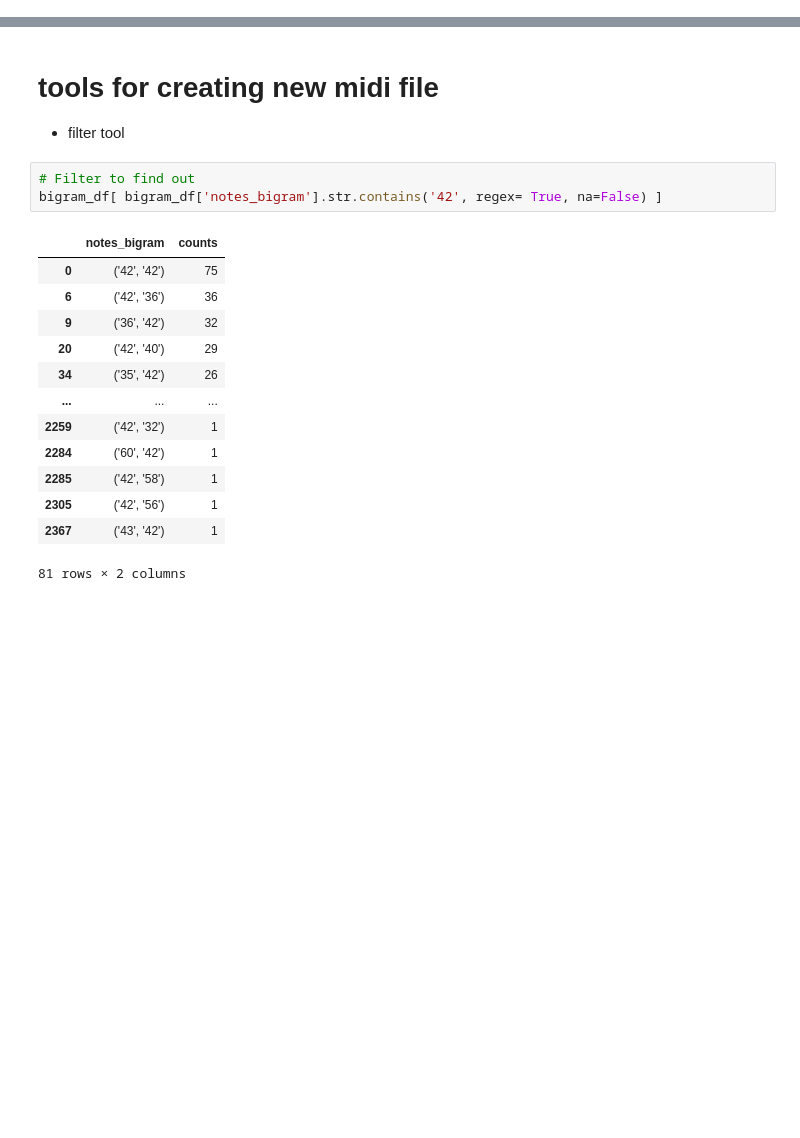
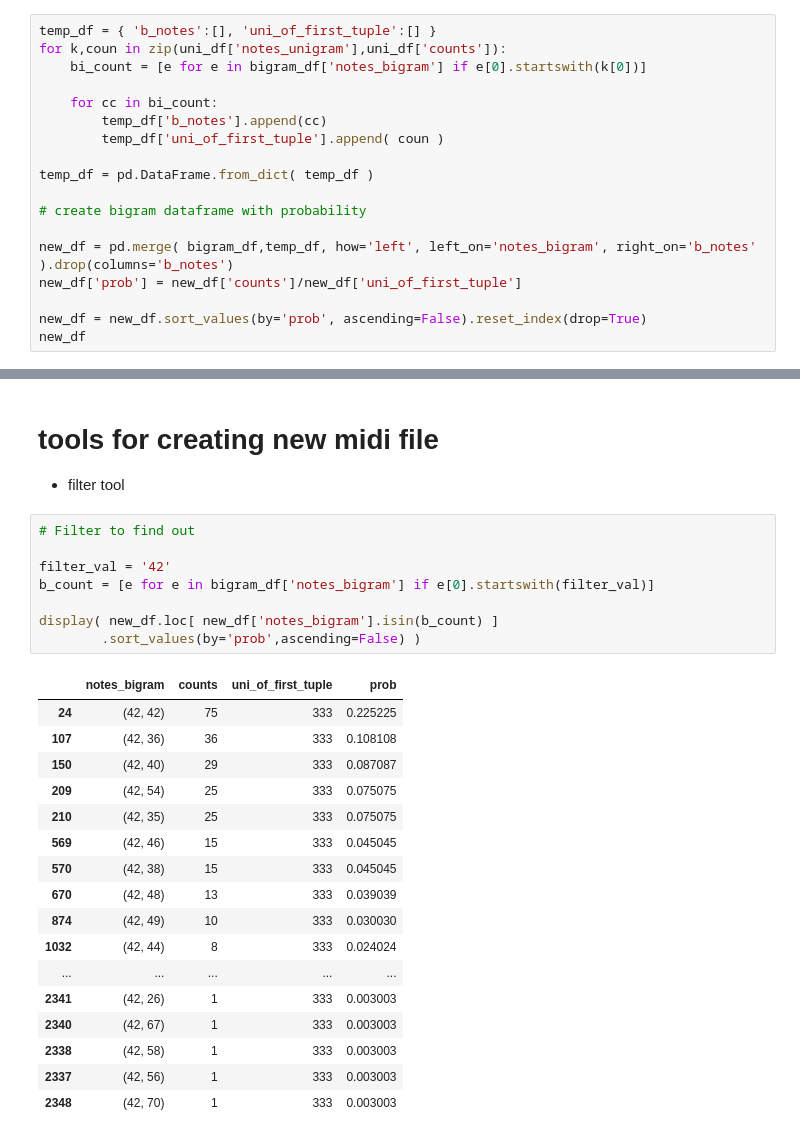
Before and after one commit to HikariJadeEmpire/NLP_TextAnalytics, a Jupyter notebook: MIDI_to_text/Midi_to_text.ipynb, the cells around one changed output, grey strips where cells are left out. Drawn from its saved outputs; the diff is of its cells as text; blank space fills up the shorter version.

```diff
--- a/MIDI_to_text/Midi_to_text.ipynb
+++ b/MIDI_to_text/Midi_to_text.ipynb
@@ -260,0 +300,18 @@ memory usage: 37.6+ KB
+# %%
+temp_df = { 'b_notes':[], 'uni_of_first_tuple':[] }
+for k,coun in zip(uni_df['notes_unigram'],uni_df['counts']):
+    bi_count = [e for e in bigram_df['notes_bigram'] if e[0].startswith(k[0])]
+
+    for cc in bi_count:
+        temp_df['b_notes'].append(cc)
+        temp_df['uni_of_first_tuple'].append( coun )
+
+temp_df = pd.DataFrame.from_dict( temp_df )
+
+# create bigram dataframe with probability
+
+new_df = pd.merge( bigram_df,temp_df, how='left', left_on='notes_bigram', right_on='b_notes' ).drop(columns='b_notes')
+new_df['prob'] = new_df['counts']/new_df['uni_of_first_tuple']
+
+new_df = new_df.sort_values(by='prob', ascending=False).reset_index(drop=True)
+new_df
@@ -261,20 +332,29 @@ memory usage: 37.6+ KB
 # %% [markdown]
 # tools for creating new midi file
 - filter tool
-# %%
-# Filter to find out
-bigram_df[ bigram_df['notes_bigram'].str.contains('42', regex= True, na=False) ]
-# %% [output]
-|  | notes_bigram | counts |
-| 0 | ('42', '42') | 75 |
-| 6 | ('42', '36') | 36 |
-| 9 | ('36', '42') | 32 |
-| 20 | ('42', '40') | 29 |
-| 34 | ('35', '42') | 26 |
-| ... | ... | ... |
-| 2259 | ('42', '32') | 1 |
-| 2284 | ('60', '42') | 1 |
-| 2285 | ('42', '58') | 1 |
-| 2305 | ('42', '56') | 1 |
-| 2367 | ('43', '42') | 1 |
-81 rows × 2 columns
+# %%
+# Filter to find out
+
+filter_val = '42'
+b_count = [e for e in bigram_df['notes_bigram'] if e[0].startswith(filter_val)]
+
+display( new_df.loc[ new_df['notes_bigram'].isin(b_count) ]
+        .sort_values(by='prob',ascending=False) )
+# %% [output]
+|  | notes_bigram | counts | uni_of_first_tuple | prob |
+| 24 | (42, 42) | 75 | 333 | 0.225225 |
+| 107 | (42, 36) | 36 | 333 | 0.108108 |
+| 150 | (42, 40) | 29 | 333 | 0.087087 |
+| 209 | (42, 54) | 25 | 333 | 0.075075 |
+| 210 | (42, 35) | 25 | 333 | 0.075075 |
+| 569 | (42, 46) | 15 | 333 | 0.045045 |
+| 570 | (42, 38) | 15 | 333 | 0.045045 |
+| 670 | (42, 48) | 13 | 333 | 0.039039 |
+| 874 | (42, 49) | 10 | 333 | 0.030030 |
+| 1032 | (42, 44) | 8 | 333 | 0.024024 |
+| ... | ... | ... | ... | ... |
+| 2341 | (42, 26) | 1 | 333 | 0.003003 |
+| 2340 | (42, 67) | 1 | 333 | 0.003003 |
+| 2338 | (42, 58) | 1 | 333 | 0.003003 |
+| 2337 | (42, 56) | 1 | 333 | 0.003003 |
+| 2348 | (42, 70) | 1 | 333 | 0.003003 |
```
Also changed, not shown: parts of 7 cells of this notebook.
